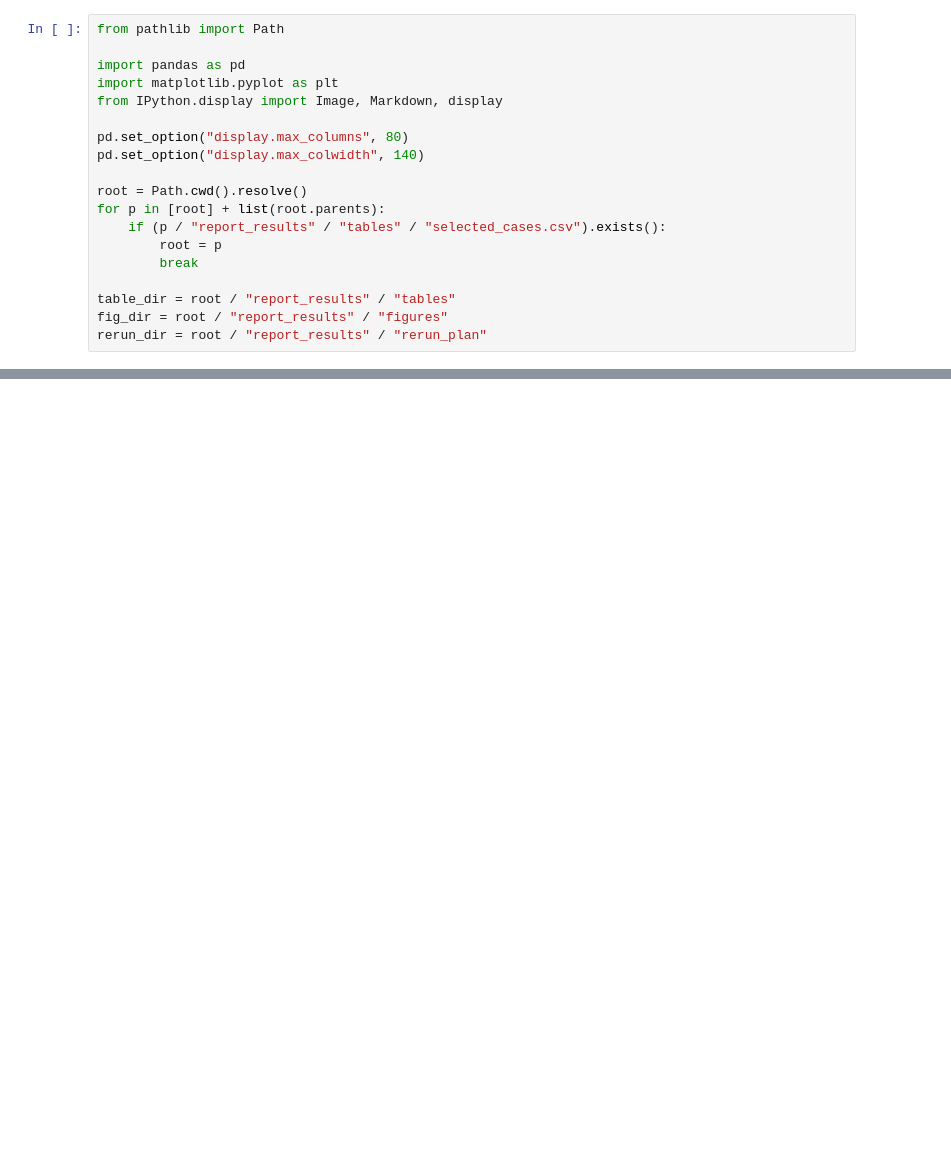
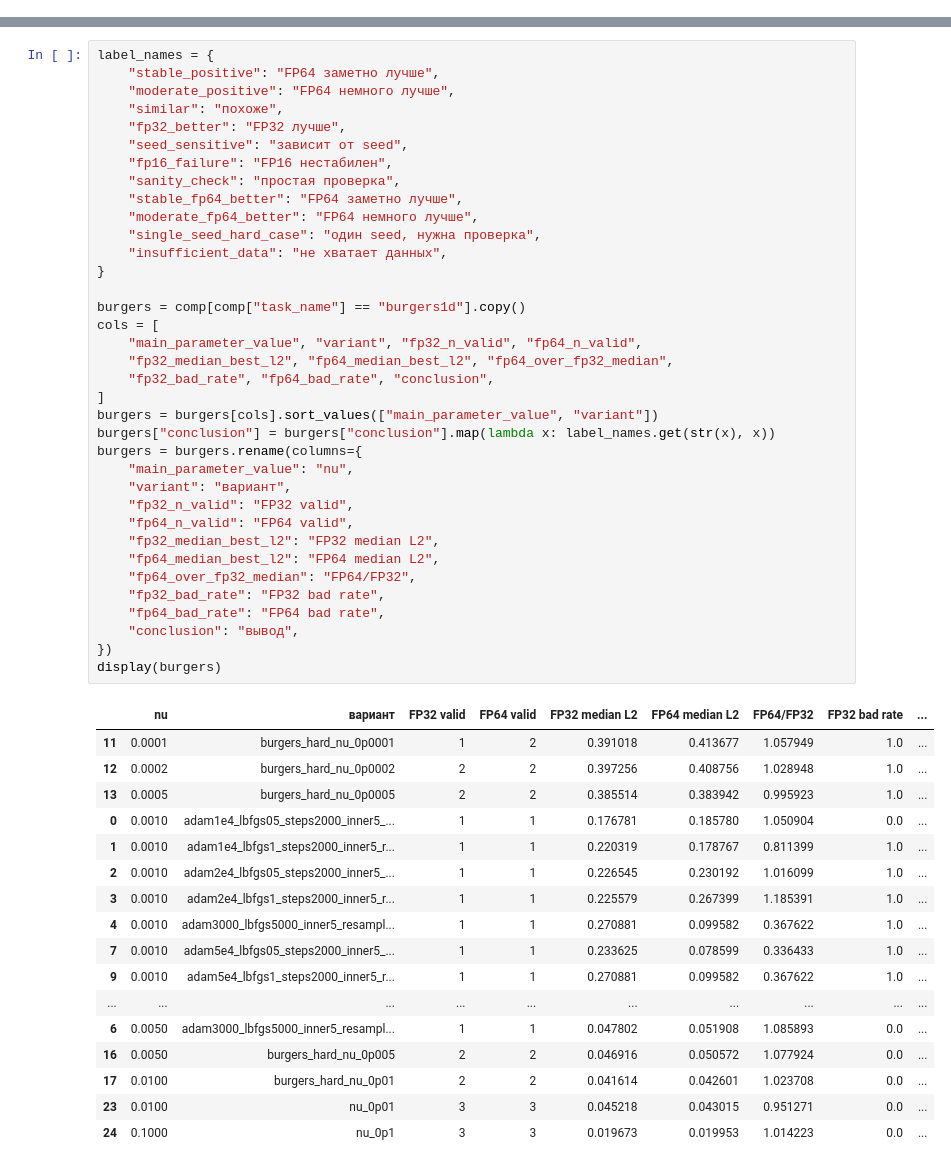
Before and after one commit to masousmen/PINN_course_work, a Jupyter notebook: notebooks/results_summary.ipynb, the cells around one changed output, grey strips where cells are left out. Saved outputs shown, nothing was run; the diff lists cells and outputs as text; blank space fills up the shorter version.

```diff
--- a/notebooks/results_summary.ipynb
+++ b/notebooks/results_summary.ipynb
@@ -5,19 +0,0 @@
-# %%
-from pathlib import Path
-
-import pandas as pd
-import matplotlib.pyplot as plt
-from IPython.display import Image, Markdown, display
-
-pd.set_option("display.max_columns", 80)
-pd.set_option("display.max_colwidth", 140)
-
-root = Path.cwd().resolve()
-for p in [root] + list(root.parents):
-    if (p / "report_results" / "tables" / "selected_cases.csv").exists():
-        root = p
-        break
-
-table_dir = root / "report_results" / "tables"
-fig_dir = root / "report_results" / "figures"
-rerun_dir = root / "report_results" / "rerun_plan"
@@ -222,0 +93,54 @@ display(Markdown(text))
+# %%
+label_names = {
+    "stable_positive": "FP64 заметно лучше",
+    "moderate_positive": "FP64 немного лучше",
+    "similar": "похоже",
+    "fp32_better": "FP32 лучше",
+    "seed_sensitive": "зависит от seed",
+    "fp16_failure": "FP16 нестабилен",
+    "sanity_check": "простая проверка",
+    "stable_fp64_better": "FP64 заметно лучше",
+    "moderate_fp64_better": "FP64 немного лучше",
+    "single_seed_hard_case": "один seed, нужна проверка",
+    "insufficient_data": "не хватает данных",
+}
+
+burgers = comp[comp["task_name"] == "burgers1d"].copy()
+cols = [
+    "main_parameter_value", "variant", "fp32_n_valid", "fp64_n_valid",
+    "fp32_median_best_l2", "fp64_median_best_l2", "fp64_over_fp32_median",
+    "fp32_bad_rate", "fp64_bad_rate", "conclusion",
+]
+burgers = burgers[cols].sort_values(["main_parameter_value", "variant"])
+burgers["conclusion"] = burgers["conclusion"].map(lambda x: label_names.get(str(x), x))
+burgers = burgers.rename(columns={
+    "main_parameter_value": "nu",
+    "variant": "вариант",
+    "fp32_n_valid": "FP32 valid",
+    "fp64_n_valid": "FP64 valid",
+    "fp32_median_best_l2": "FP32 median L2",
+    "fp64_median_best_l2": "FP64 median L2",
+    "fp64_over_fp32_median": "FP64/FP32",
+    "fp32_bad_rate": "FP32 bad rate",
+    "fp64_bad_rate": "FP64 bad rate",
+    "conclusion": "вывод",
+})
+display(burgers)
+# %% [output]
+|  | nu | вариант | FP32 valid | FP64 valid | FP32 median L2 | FP64 median L2 | FP64/FP32 | FP32 bad rate | ... |
+| 11 | 0.0001 | burgers_hard_nu_0p0001 | 1 | 2 | 0.391018 | 0.413677 | 1.057949 | 1.0 | ... |
+| 12 | 0.0002 | burgers_hard_nu_0p0002 | 2 | 2 | 0.397256 | 0.408756 | 1.028948 | 1.0 | ... |
+| 13 | 0.0005 | burgers_hard_nu_0p0005 | 2 | 2 | 0.385514 | 0.383942 | 0.995923 | 1.0 | ... |
+| 0 | 0.0010 | adam1e4_lbfgs05_steps2000_inner5_... | 1 | 1 | 0.176781 | 0.185780 | 1.050904 | 0.0 | ... |
+| 1 | 0.0010 | adam1e4_lbfgs1_steps2000_inner5_r... | 1 | 1 | 0.220319 | 0.178767 | 0.811399 | 1.0 | ... |
+| 2 | 0.0010 | adam2e4_lbfgs05_steps2000_inner5_... | 1 | 1 | 0.226545 | 0.230192 | 1.016099 | 1.0 | ... |
+| 3 | 0.0010 | adam2e4_lbfgs1_steps2000_inner5_r... | 1 | 1 | 0.225579 | 0.267399 | 1.185391 | 1.0 | ... |
+| 4 | 0.0010 | adam3000_lbfgs5000_inner5_resampl... | 1 | 1 | 0.270881 | 0.099582 | 0.367622 | 1.0 | ... |
+| 7 | 0.0010 | adam5e4_lbfgs05_steps2000_inner5_... | 1 | 1 | 0.233625 | 0.078599 | 0.336433 | 1.0 | ... |
+| 9 | 0.0010 | adam5e4_lbfgs1_steps2000_inner5_r... | 1 | 1 | 0.270881 | 0.099582 | 0.367622 | 1.0 | ... |
+| ... | ... | ... | ... | ... | ... | ... | ... | ... | ... |
+| 6 | 0.0050 | adam3000_lbfgs5000_inner5_resampl... | 1 | 1 | 0.047802 | 0.051908 | 1.085893 | 0.0 | ... |
+| 16 | 0.0050 | burgers_hard_nu_0p005 | 2 | 2 | 0.046916 | 0.050572 | 1.077924 | 0.0 | ... |
+| 17 | 0.0100 | burgers_hard_nu_0p01 | 2 | 2 | 0.041614 | 0.042601 | 1.023708 | 0.0 | ... |
+| 23 | 0.0100 | nu_0p01 | 3 | 3 | 0.045218 | 0.043015 | 0.951271 | 0.0 | ... |
+| 24 | 0.1000 | nu_0p1 | 3 | 3 | 0.019673 | 0.019953 | 1.014223 | 0.0 | ... |
```
Also changed, not shown: parts of 42 cells of this notebook, 19 other files.
